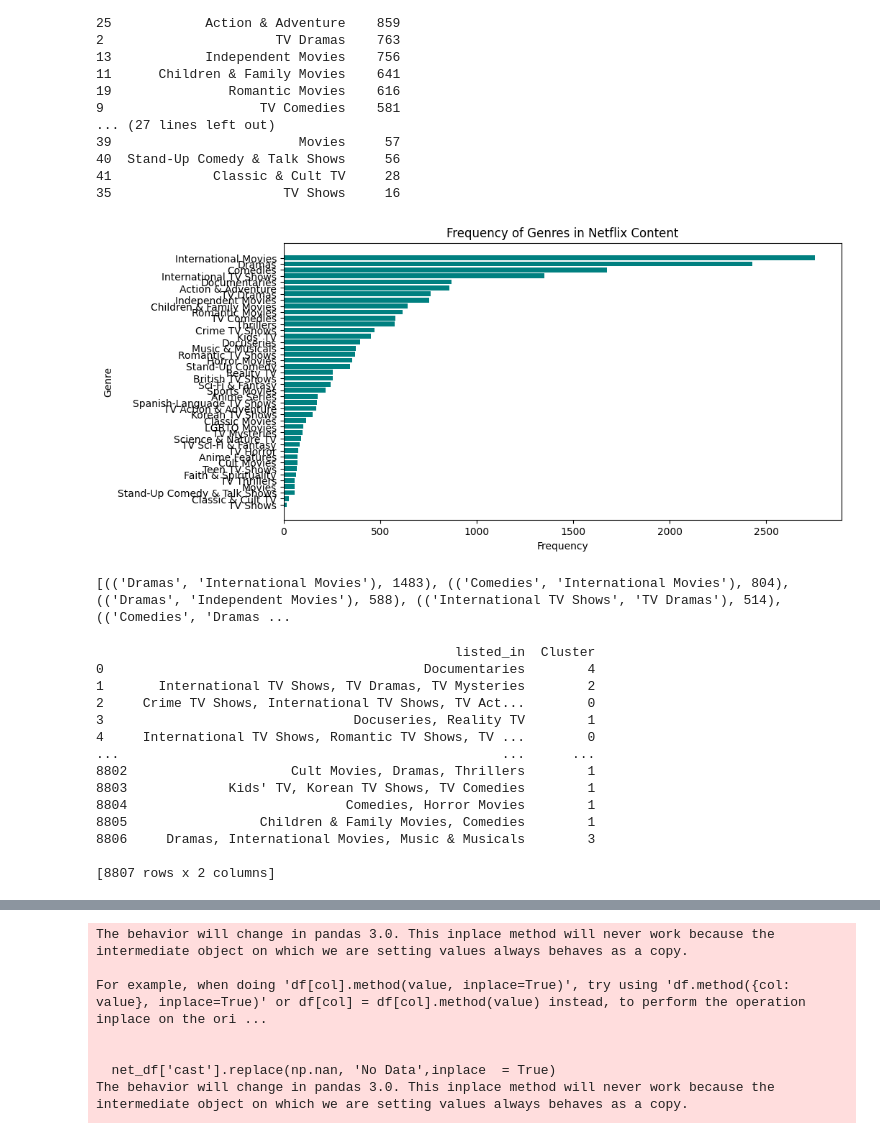
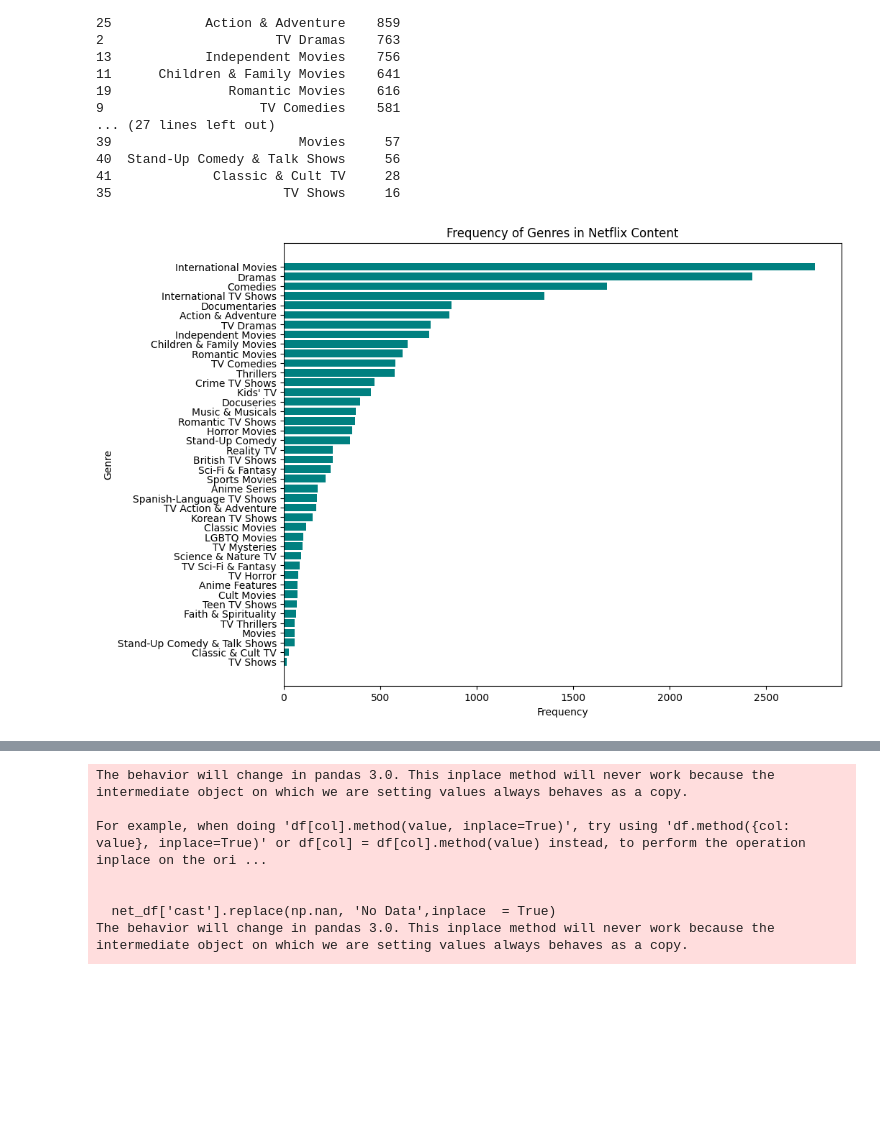
Before and after one commit to PatandyaW/Skripsikkk, a Jupyter notebook: Skripsik.ipynb, the cells around one changed output, grey strips where cells are left out. Saved outputs shown, nothing was run; the diff lists cells and outputs as text; code cells hidden in the pictures; blank space fills up the shorter version.

```diff
--- a/Skripsik.ipynb
+++ b/Skripsik.ipynb
@@ -156,56 +156,13 @@ print(genre_df)
 # %%
 import matplotlib.pyplot as plt
 
 # Bar plot of genre frequencies
-plt.figure(figsize=(10, 5))
+plt.figure(figsize=(10, 8))
 plt.barh(genre_df['Genre'], genre_df['Count'], color='teal')
 plt.xlabel('Frequency')
 plt.ylabel('Genre')
 plt.title('Frequency of Genres in Netflix Content')
 plt.gca().invert_yaxis()
 plt.show()
 # %% [output]
-[figure, old version]
+[figure, new version]
-# %%
-from itertools import combinations
-
-# Count co-occurrences of genre pairs
-genre_combinations = Counter()
-
-for genres in net_df["listed_in"]:
-    genre_list = [genre.strip() for genre in genres.split(',')]
-    genre_combinations.update(combinations(genre_list, 2))  # Pair-wise combinations
-
-# Display top 10 most common pairs
-print(genre_combinations.most_common(10))
-# %% [output]
-[(('Dramas', 'International Movies'), 1483), (('Comedies', 'International Movies'), 804), (('Dramas', 'Independent Movies'), 588), (('International TV Shows', 'TV Dramas'), 514), (('Comedies', 'Dramas ...
-# %%
-from sklearn.feature_extraction.text import CountVectorizer
-from sklearn.cluster import KMeans
-
-# Vectorize the genre data
-vectorizer = CountVectorizer(tokenizer=lambda x: x.split(', '))
-X = vectorizer.fit_transform(net_df["listed_in"])
-
-# Apply KMeans clustering
-kmeans = KMeans(n_clusters=5, random_state=42).fit(X)
-
-# Assign each row to a cluster
-net_df['Cluster'] = kmeans.labels_
-print(net_df[['listed_in', 'Cluster']])
-# %% [output]
-                                              listed_in  Cluster
-0                                         Documentaries        4
-1       International TV Shows, TV Dramas, TV Mysteries        2
-2     Crime TV Shows, International TV Shows, TV Act...        0
-3                                Docuseries, Reality TV        1
-4     International TV Shows, Romantic TV Shows, TV ...        0
-...                                                 ...      ...
-8802                     Cult Movies, Dramas, Thrillers        1
-8803             Kids' TV, Korean TV Shows, TV Comedies        1
-8804                            Comedies, Horror Movies        1
-8805                 Children & Family Movies, Comedies        1
-8806     Dramas, International Movies, Music & Musicals        3
-
-[8807 rows x 2 columns]
```
Also changed, not shown: parts of 21 cells of this notebook.
